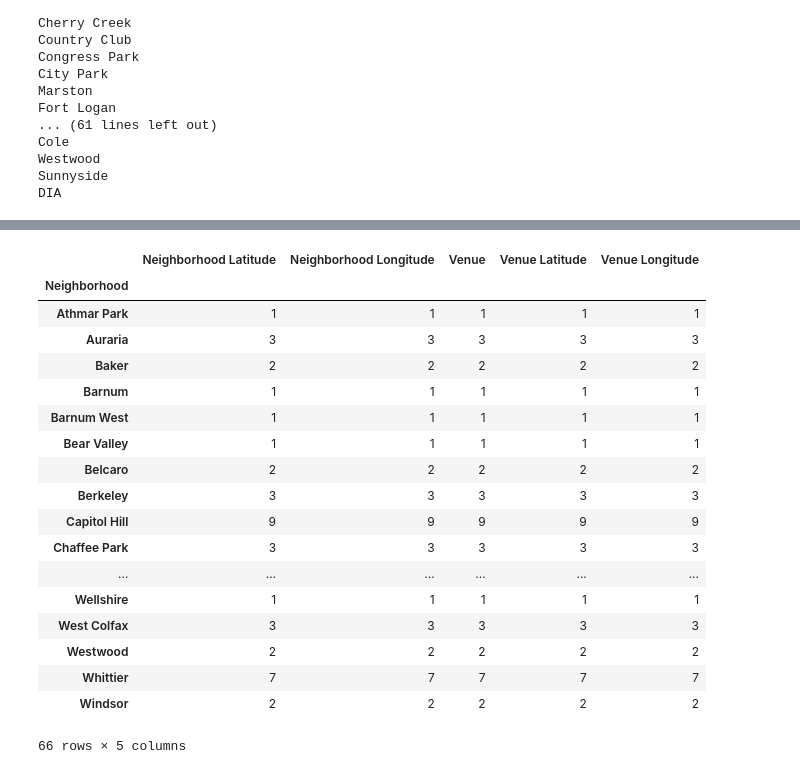
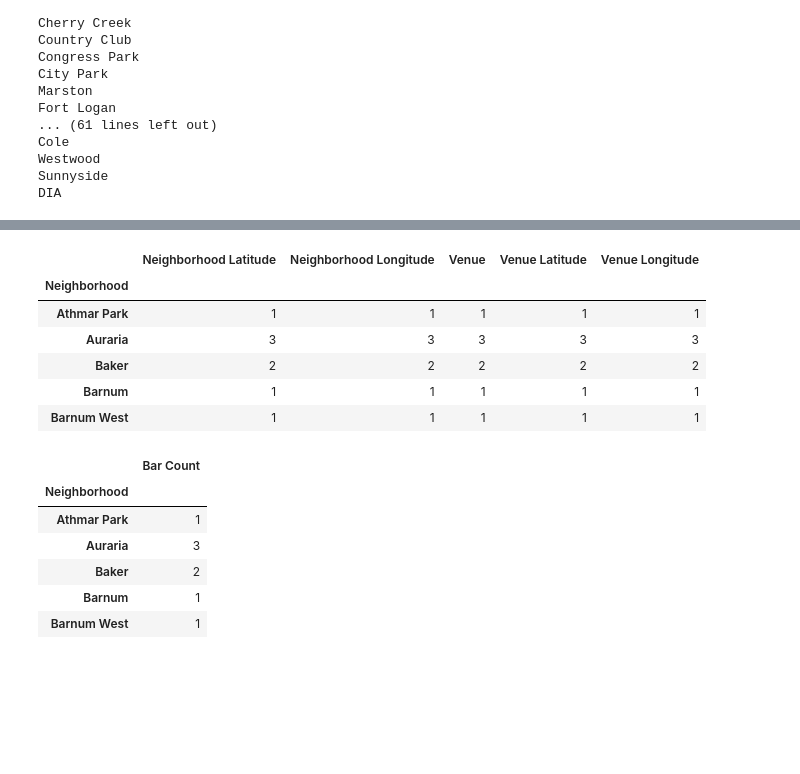
Before and after one commit to bpbell19/Cousera_Capstone, a Jupyter notebook: The Battle of the Neighborhoods (Week 2).ipynb, the cells around one changed output, grey strips where cells are left out. Drawn from its saved outputs; the diff is of its cells as text; code cells hidden in the pictures; blank space fills up the shorter version.

```diff
--- a/The Battle of the Neighborhoods (Week 2).ipynb
+++ b/The Battle of the Neighborhoods (Week 2).ipynb
@@ -308,24 +322,13 @@ denver_venues.head()
 | 3 | Cory - Merrill | 39.689841 | -104.967565 | Aums HQ West | 39.685561 | -104.967900 |
 | 4 | Belcaro | 39.706468 | -104.966593 | Seven Zero One | 39.709028 | -104.970279 |
 # %%
-denver_venues.groupby('Neighborhood').count()
+bar_counts=denver_venues.groupby('Neighborhood').count()
+bar_counts.head()
 # %% [output]
 |  | Neighborhood Latitude | Neighborhood Longitude | Venue | Venue Latitude | Venue Longitude |
 | Neighborhood |  |  |  |  |  |
 | Athmar Park | 1 | 1 | 1 | 1 | 1 |
 | Auraria | 3 | 3 | 3 | 3 | 3 |
 | Baker | 2 | 2 | 2 | 2 | 2 |
 | Barnum | 1 | 1 | 1 | 1 | 1 |
 | Barnum West | 1 | 1 | 1 | 1 | 1 |
-| Bear Valley | 1 | 1 | 1 | 1 | 1 |
-| Belcaro | 2 | 2 | 2 | 2 | 2 |
-| Berkeley | 3 | 3 | 3 | 3 | 3 |
-| Capitol Hill | 9 | 9 | 9 | 9 | 9 |
-| Chaffee Park | 3 | 3 | 3 | 3 | 3 |
-| ... | ... | ... | ... | ... | ... |
-| Wellshire | 1 | 1 | 1 | 1 | 1 |
-| West Colfax | 3 | 3 | 3 | 3 | 3 |
-| Westwood | 2 | 2 | 2 | 2 | 2 |
-| Whittier | 7 | 7 | 7 | 7 | 7 |
-| Windsor | 2 | 2 | 2 | 2 | 2 |
-66 rows × 5 columns
@@ -331,0 +342,14 @@ denver_venues.groupby('Neighborhood').count()
+# %%
+### Drop Unnecessary Fields
+bar_counts=bar_counts.drop(['Neighborhood Longitude', 'Venue', 'Venue Latitude', 'Venue Longitude'], axis=1)
+bar_counts.rename({'Neighborhood Latitude': 'Bar Count'}, axis=1, inplace=True)
+
+bar_counts.head()
+# %% [output]
+|  | Bar Count |
+| Neighborhood |  |
+| Athmar Park | 1 |
+| Auraria | 3 |
+| Baker | 2 |
+| Barnum | 1 |
+| Barnum West | 1 |
```
Also changed, not shown: parts of 8 cells of this notebook.
